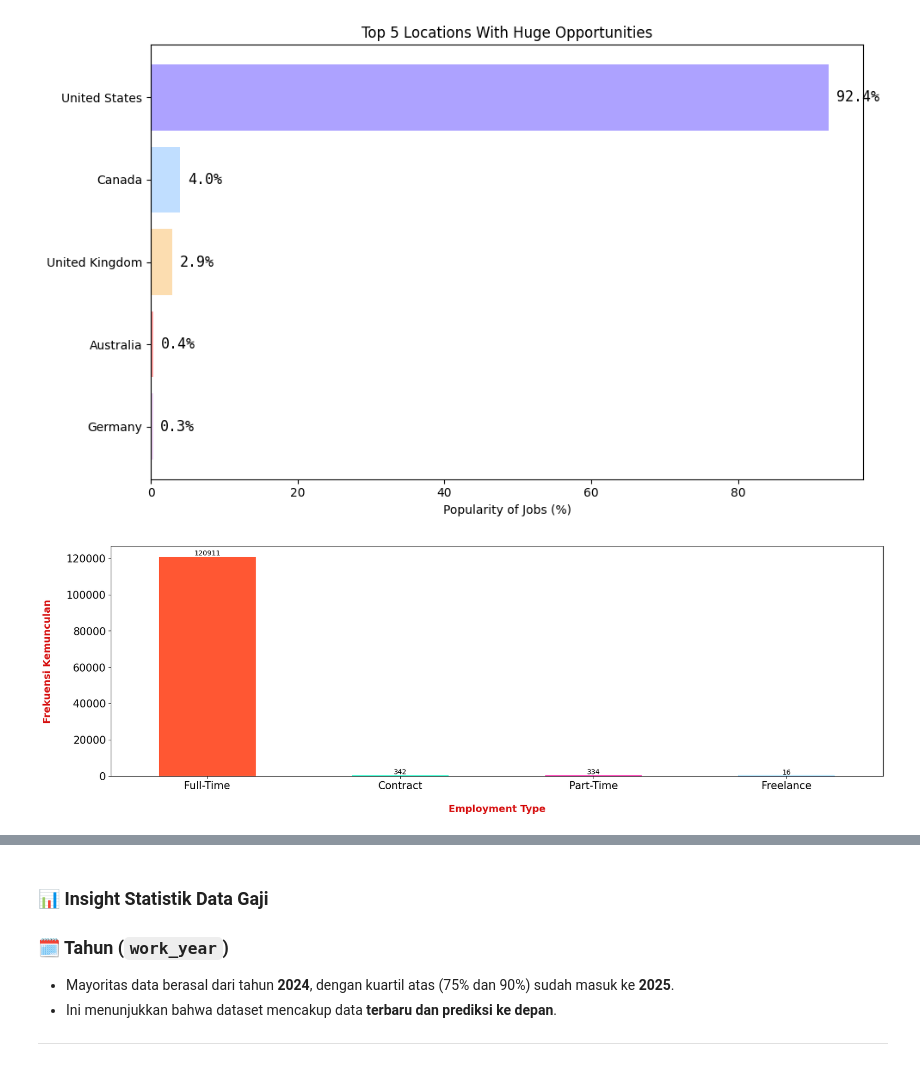
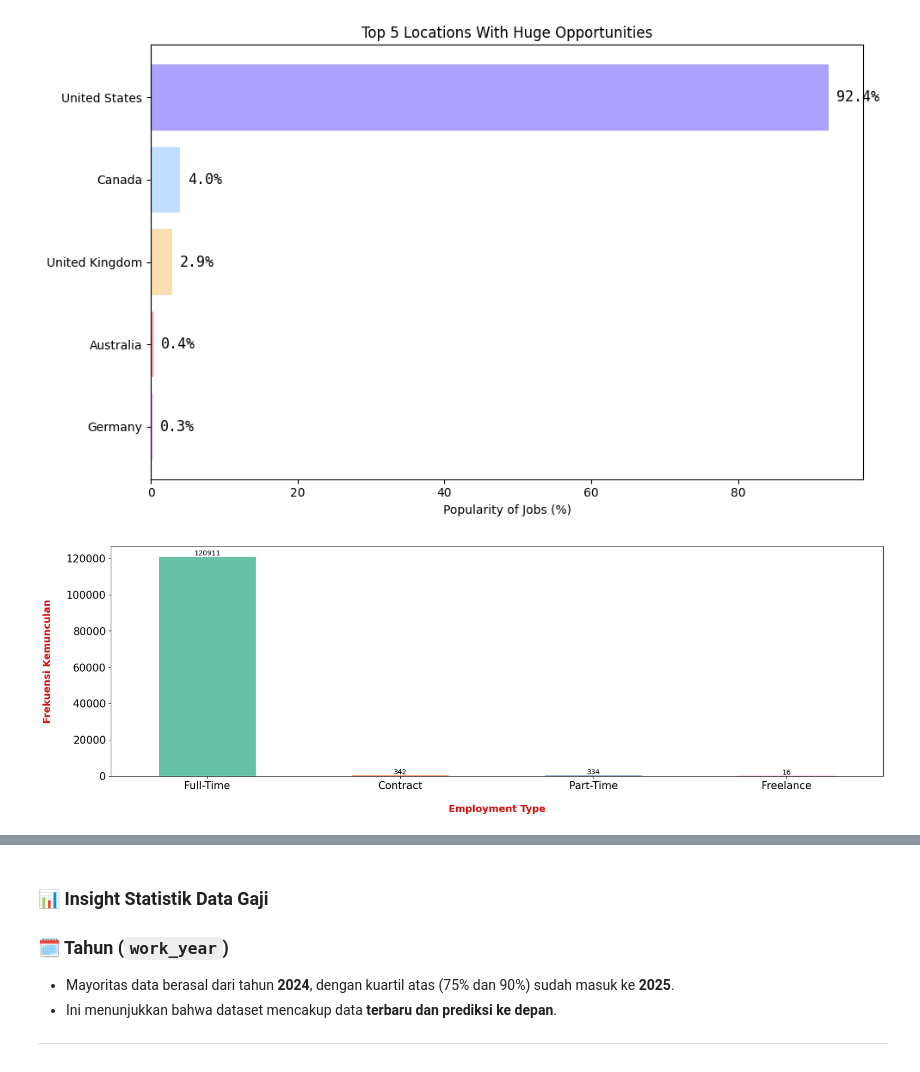
Before and after one commit to TsangCahya/ds-project, a Jupyter notebook: Lidia.ipynb, the cells around one changed output, grey strips where cells are left out. Saved outputs shown, nothing was run; the diff lists cells and outputs as text; code cells hidden in the pictures.

```diff
--- a/Lidia.ipynb
+++ b/Lidia.ipynb
@@ -229,17 +229,18 @@ plt.show()
 # %% [output]
 [figure]
 # %%
+colors = sns.color_palette("Set2")
 plt.figure(figsize = (20, 6))
 ax = df["employment_type"].value_counts().plot(kind = 'bar', color = colors, rot = 0)
 ax.set_xticklabels(('Full-Time', 'Contract', 'Part-Time', 'Freelance'))
 
 for p in ax.patches:
     ax.annotate(int(p.get_height()), (p.get_x() + 0.25, p.get_height() + 1), ha = 'center', va = 'bottom', color = 'black')
     ax.tick_params(axis = 'both', labelsize = 15)
 plt.xlabel('Employment Type', weight = "bold", color = "#D71313", fontsize = 14, labelpad = 20)
 plt.ylabel('Frekuensi Kemunculan', weight = "bold", color = "#D71313", fontsize = 14, labelpad = 20);
 # %% [output]
-[figure, old version]
+[figure, new version]
 # %%
 country_names = {
     "US": "United States",
```
Also changed, not shown: parts of 3 cells of this notebook.
